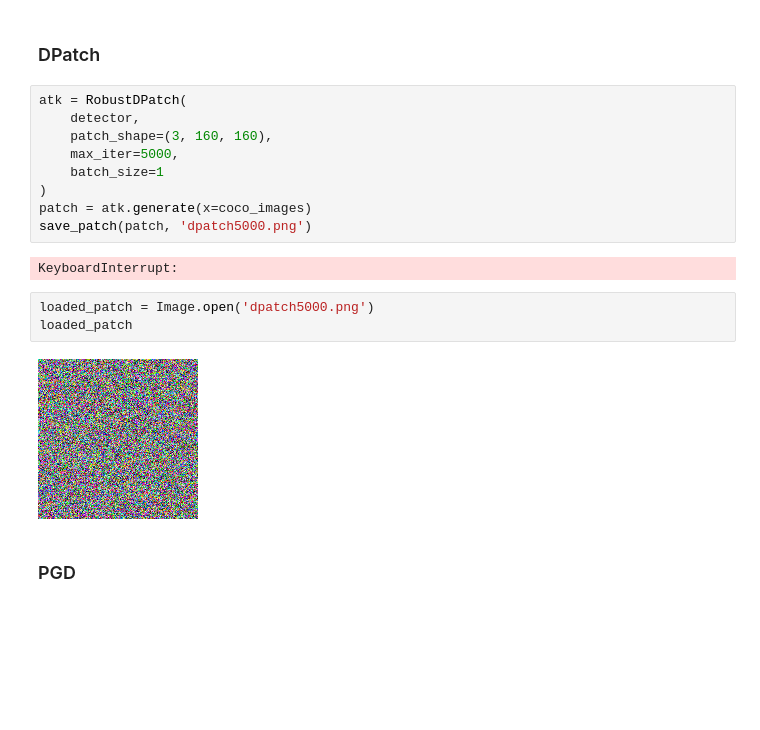
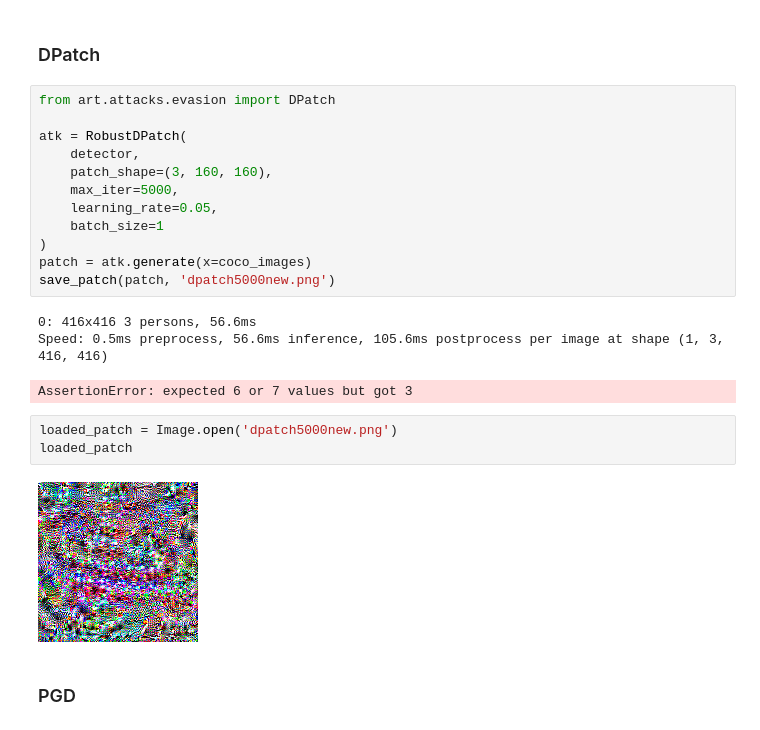
Before and after one commit to Bosbobos/YOLONanodetAdvPatch, a Jupyter notebook: NanodetTesting.ipynb, the cells around one changed output. Drawn from its saved outputs; the diff is of its cells as text; blank space fills up the shorter version.

```diff
--- a/NanodetTesting.ipynb
+++ b/NanodetTesting.ipynb
@@ -383,21 +383,26 @@ detector = NanoDetWrapper(
 # %% [markdown]
 ### DPatch
 # %%
+from art.attacks.evasion import DPatch
+
 atk = RobustDPatch(
     detector,
     patch_shape=(3, 160, 160),
     max_iter=5000,
+    learning_rate=0.05,
     batch_size=1
 )
 patch = atk.generate(x=coco_images)
-save_patch(patch, 'dpatch5000.png')
+save_patch(patch, 'dpatch5000new.png')
 # %% [output]
-KeyboardInterrupt:
+0: 416x416 3 persons, 56.6ms
+Speed: 0.5ms preprocess, 56.6ms inference, 105.6ms postprocess per image at shape (1, 3, 416, 416)
+AssertionError: expected 6 or 7 values but got 3
 # %%
-loaded_patch = Image.open('dpatch5000.png')
+loaded_patch = Image.open('dpatch5000new.png')
 loaded_patch
 # %% [output]
-[figure, old version]
+[figure, new version]
 # %% [markdown]
 ### PGD
 # %%
```
Also changed, not shown: parts of 7 cells of this notebook.
